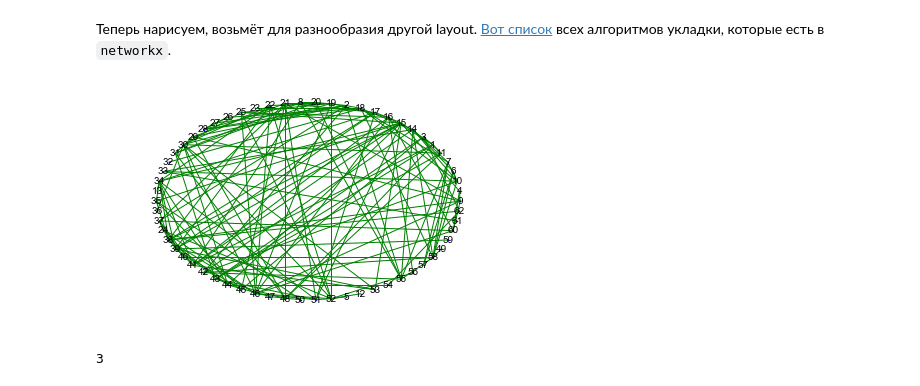
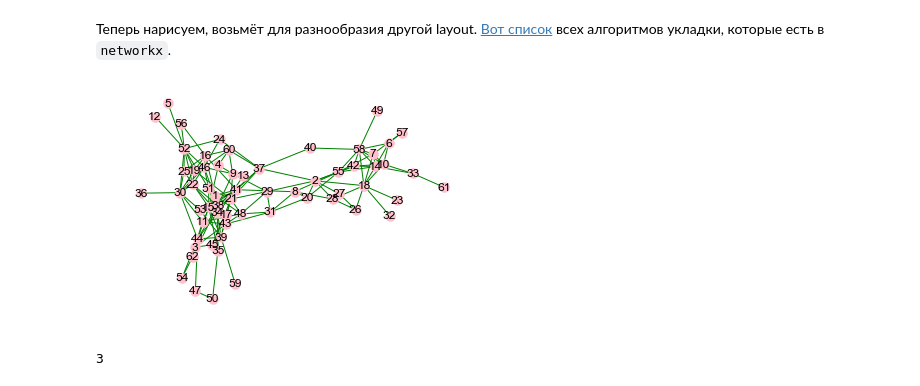
Before and after one commit to ancatmara/learnpython2018, a Jupyter notebook: Lessons/Графы/Графы, networkx.ipynb, the cells around one changed output. Cells and saved outputs as stored; diff of their text form; code cells hidden in the pictures.

Commit message:
upd graphs

```diff
--- a/Lessons/Графы/Графы, networkx.ipynb
+++ b/Lessons/Графы/Графы, networkx.ipynb
@@ -322,14 +322,17 @@ for nodeid in sorted(deg_dolphin, key=deg_dolphin.get, reverse=True):
 # %% [markdown]
 Теперь нарисуем, возьмёт для разнообразия другой layout. [Вот список](https://networkx.github.io/documentation/latest/reference/drawing.html#layout) всех алгоритмов укладки, которые есть в `networkx`.
 # %%
-pos = nx.shell_layout(dolphin_G)
-nx.draw_networkx_nodes(dolphin_G, pos, node_color='blue', node_size=1)
+# scale - во сколько раз увеличить дефолтное расстояние между узлами
+# iterations — сколько итераций проходит алгоритм укладки (чем больше, тем сильнее "расползется" граф)
+
+pos=nx.spring_layout(dolphin_G,scale=5, iterations=50)
+nx.draw_networkx_nodes(dolphin_G, pos, node_color='pink', node_size=100)
 nx.draw_networkx_edges(dolphin_G, pos, edge_color='green')
-nx.draw_networkx_labels(dolphin_G, pos, font_size=10, font_family='Arial')
+nx.draw_networkx_labels(dolphin_G, pos, font_size=12, font_family='Arial')
 plt.axis('off')
 plt.show()
 # %% [output]
-[figure, old version]
+[figure, new version]
 # %%
 # Из графа можно извлечь подграф, где будут, например, только интересующие нас узлы:
 
```
Also changed, not shown: parts of 2 cells of this notebook.
